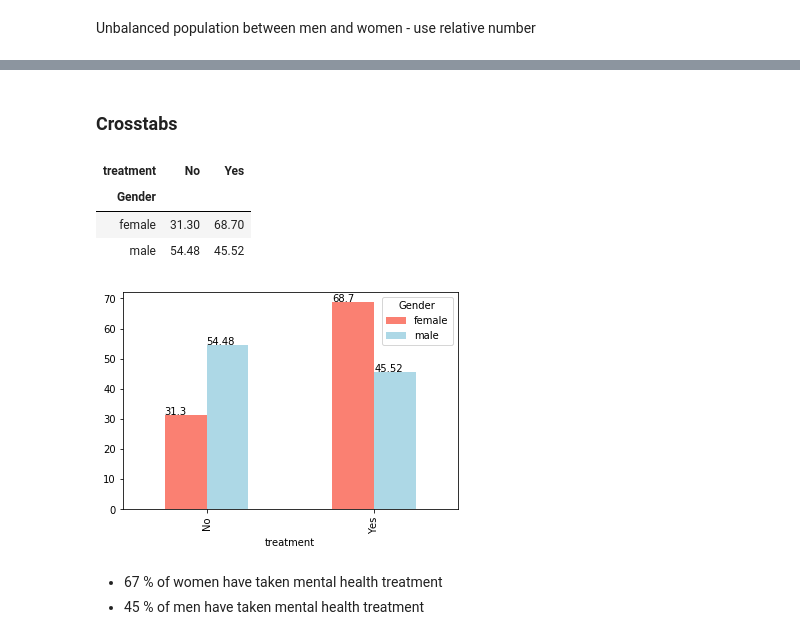
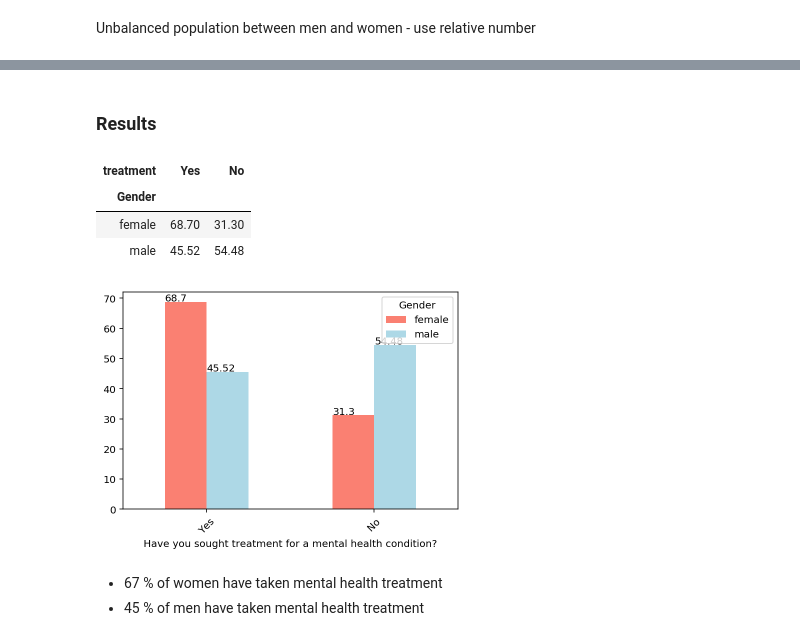
Before and after one commit to chriszapp/data-squad-32_EDA, a Jupyter notebook: Attitude towards mental health.ipynb, the cells around one changed output, grey strips where cells are left out. Saved outputs shown, nothing was run; the diff lists cells and outputs as text; code cells hidden in the pictures.

```diff
--- a/Attitude towards mental health.ipynb
+++ b/Attitude towards mental health.ipynb
@@ -105,22 +124,26 @@ female_att = gender_att.loc[gender_att['Gender'] == 'female']
 # %% [markdown]
-### Crosstabs
+### Results
 # %%
 # Gender and treatment
 crosstab_treatment = pd.crosstab(index=gender_att["Gender"], columns=gender_att['treatment'], normalize='index')\
     .round(4)*100
 crosstab_treatment
+crosstab_treatment = crosstab_treatment[['Yes', 'No']]
+crosstab_treatment
 # %% [output]
-| treatment | No | Yes |
+| treatment | Yes | No |
 | Gender |  |  |
-| female | 31.30 | 68.70 |
-| male | 54.48 | 45.52 |
+| female | 68.70 | 31.30 |
+| male | 45.52 | 54.48 |
 # %%
 ax = crosstab_treatment.T.plot.bar(color = ['salmon', 'lightblue'])
+plt.xticks(rotation = 45)
+plt.xlabel('Have you sought treatment for a mental health condition?')
 for p in ax.patches:
     ax.annotate(str(round(p.get_height(),2)), (p.get_x() * 1.005, p.get_height() * 1.005))
 plt.show()
 # %% [output]
-[figure, old version]
+[figure, new version]
 # %% [markdown]
 - 67 % of women have taken mental health treatment
 - 45 % of men have taken mental health treatment
```
Also changed, not shown: parts of 26 cells of this notebook, 1 other file.
